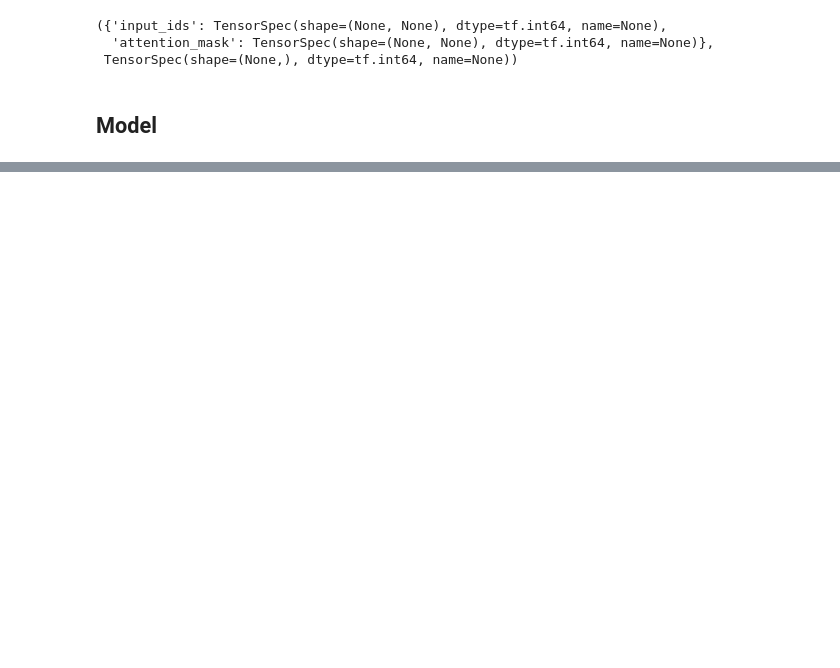
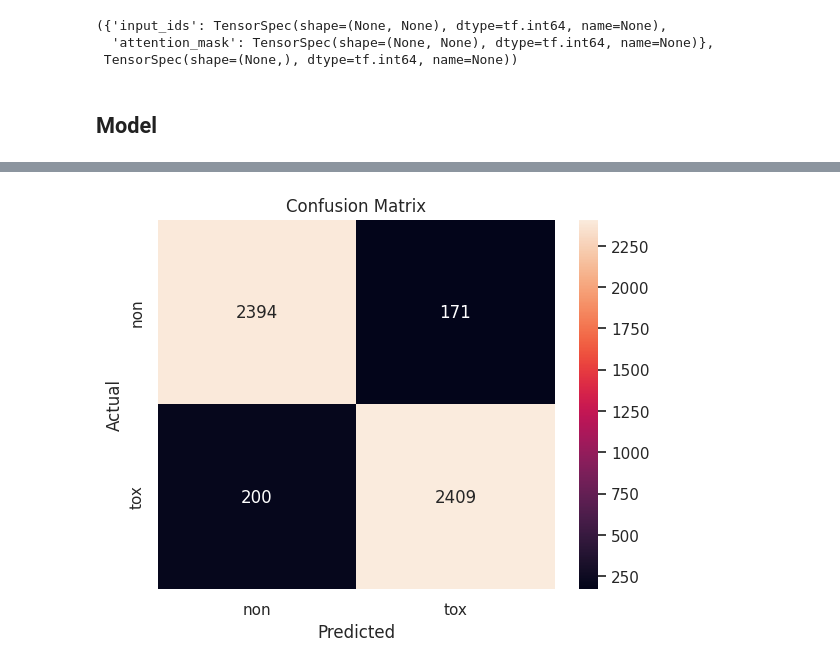
Before and after one commit to aaronmj7/Assignment-3-LLM, a Jupyter notebook: Assignment_3_LLM.ipynb, the cells around one changed output, grey strips where cells are left out. Saved outputs shown, nothing was run; the diff lists cells and outputs as text; code cells hidden in the pictures; blank space fills up the shorter version.

```diff
--- a/Assignment_3_LLM.ipynb
+++ b/Assignment_3_LLM.ipynb
@@ -391,3 +381,5 @@ plt.show()
+# %%
+model.load_weights('/content/drive/MyDrive/llm_model.h5')
 # %%
 Pred = model.predict(valid_dataset)
 Pred = np.argmax(Pred.logits, axis=1)
@@ -395,0 +388,17 @@ Pred = np.argmax(Pred.logits, axis=1)
+# %%
+from sklearn.metrics import confusion_matrix, classification_report
+
+y_true = np.concatenate([y for x, y in valid_dataset])
+y_pred = Pred
+
+# Calculate confusion matrix
+cm = confusion_matrix(y_true, y_pred)
+
+# Plot heatmap
+sns.heatmap(cm, annot=True, fmt='g', cmap='rocket', xticklabels=label_names, yticklabels=label_names)
+plt.xlabel('Predicted')
+plt.ylabel('Actual')
+plt.title('Confusion Matrix')
+plt.show()
+# %% [output]
+[figure, added]
```
Also changed, not shown: parts of 12 cells of this notebook.
